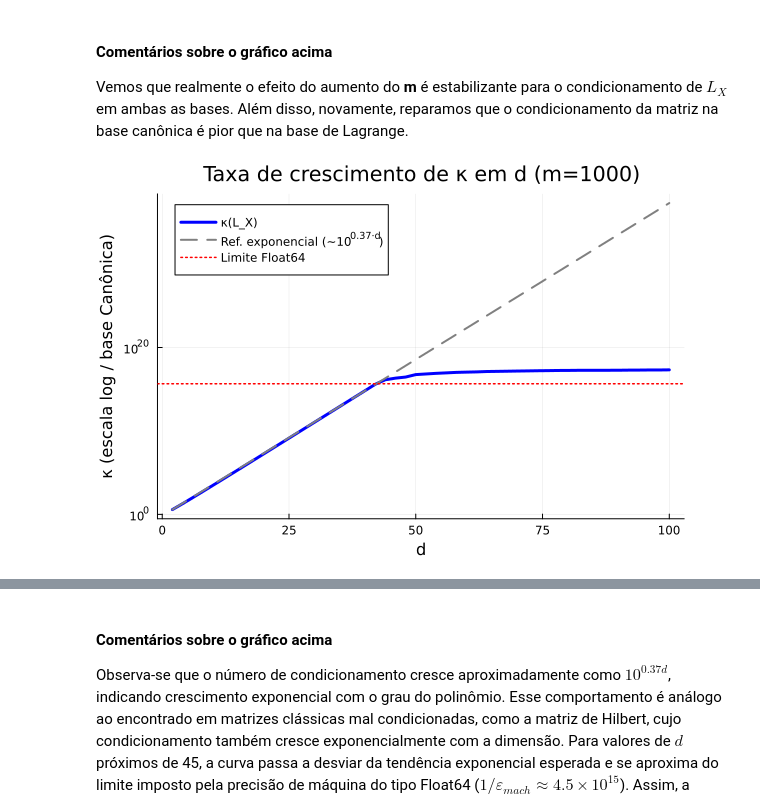
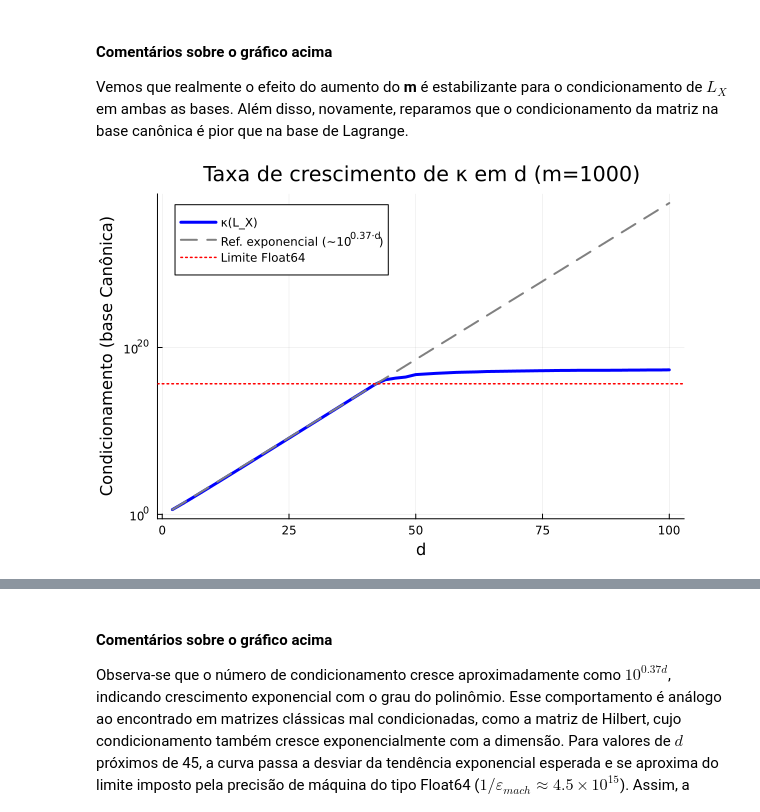
Before and after one commit to Jose-Pedro-Dresch/aln_pjt3_polinomios, a Jupyter notebook: Projeto3_julia (1).ipynb, the cells around one changed output, grey strips where cells are left out. Cells and saved outputs as stored; diff of their text form; code cells hidden in the pictures.

```diff
--- a/Projeto3_julia (1).ipynb
+++ b/Projeto3_julia (1).ipynb
@@ -640,32 +640,32 @@ kappa_ref = [custom_cond(vandermonde_matrix(collect(range(-1.0, 1.0, length=m_fi
              for d in d_vals_ref]
 
 # Limite de precisão de máquina para Float64
 machine_limit = 1.0 / eps(Float64)  # ≈ 4.5e15
 
 # Ajusta a referência apenas nos pontos ANTES da saturação
 mask = kappa_ref .< machine_limit * 0.1   # margem de 10x abaixo do limite
 d_fit = collect(d_vals_ref)[mask]
 log_k_fit = log10.(kappa_ref[mask])
 
 # Regressão linear: log10(κ) ≈ a + slope*d
 slope_corr = (log_k_fit[end] - log_k_fit[1]) / (d_fit[end] - d_fit[1])
 intercept  = log_k_fit[1] - slope_corr * d_fit[1]
 ref_line   = [10^(intercept + slope_corr * d) for d in d_vals_ref]
 
 p = plot(d_vals_ref, kappa_ref,
     label="κ(L_X)", lw=3, color=:blue, yscale=:log10,
-    xlabel="d", ylabel="κ (escala log / base Canônica)",
+    xlabel="d", ylabel="Condicionamento (base Canônica)",
     title="Taxa de crescimento de κ em d (m=$m_fixed)")
 
 plot!(p, d_vals_ref, ref_line,
     label="Ref. exponencial (~10^{$(round(slope_corr, digits=2))·d})",
     lw=2, ls=:dash, color=:gray, legend=:topleft)
 
 # Linha de saturação numérica
 hline!(p, [machine_limit],
     label="Limite Float64",
     lw=1.5, ls=:dot, color=:red)
 
 display(p)
 # %% [output]
-[figure, old version]
+[figure, new version]
```
Also changed, not shown: parts of 11 cells of this notebook.
